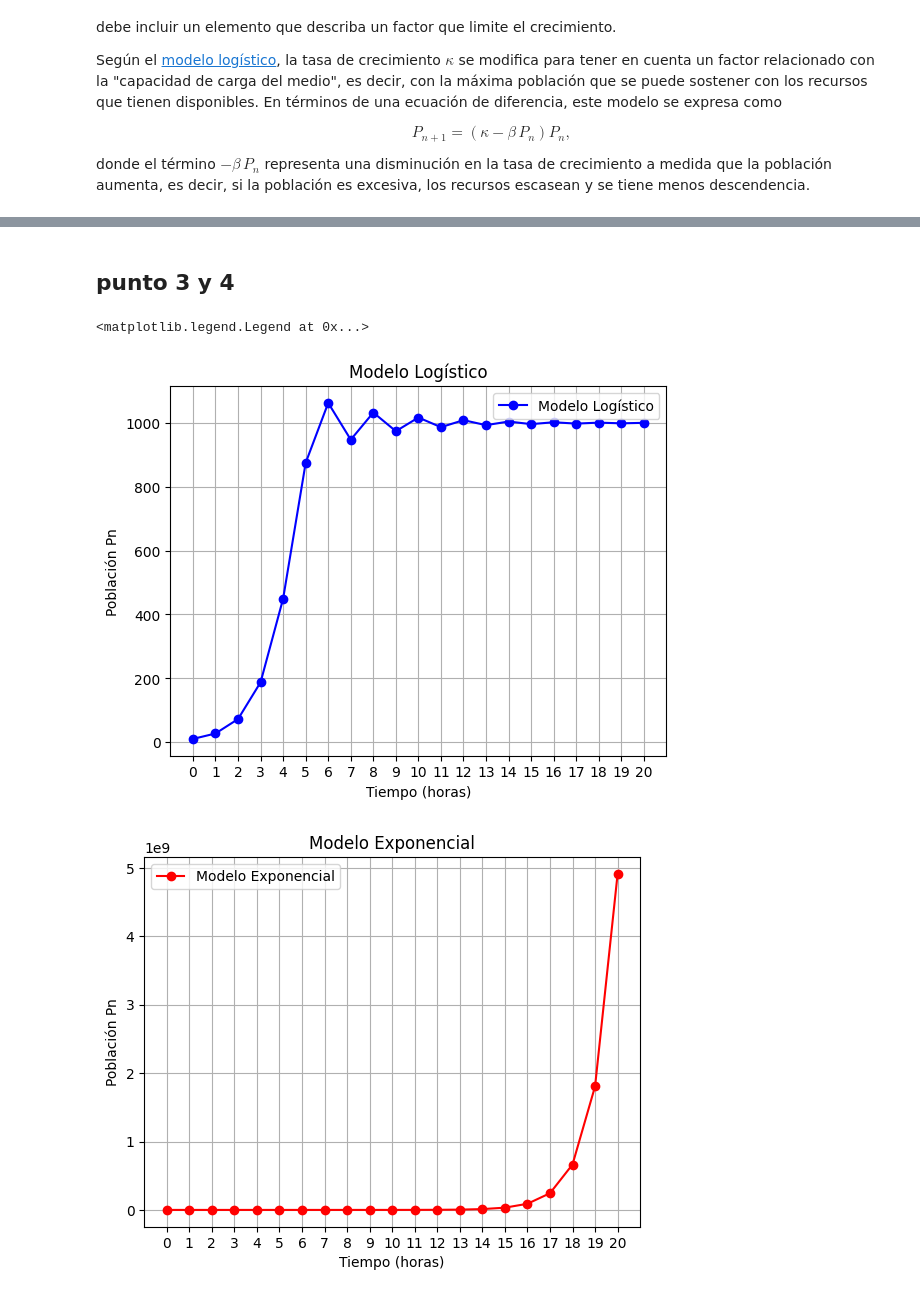
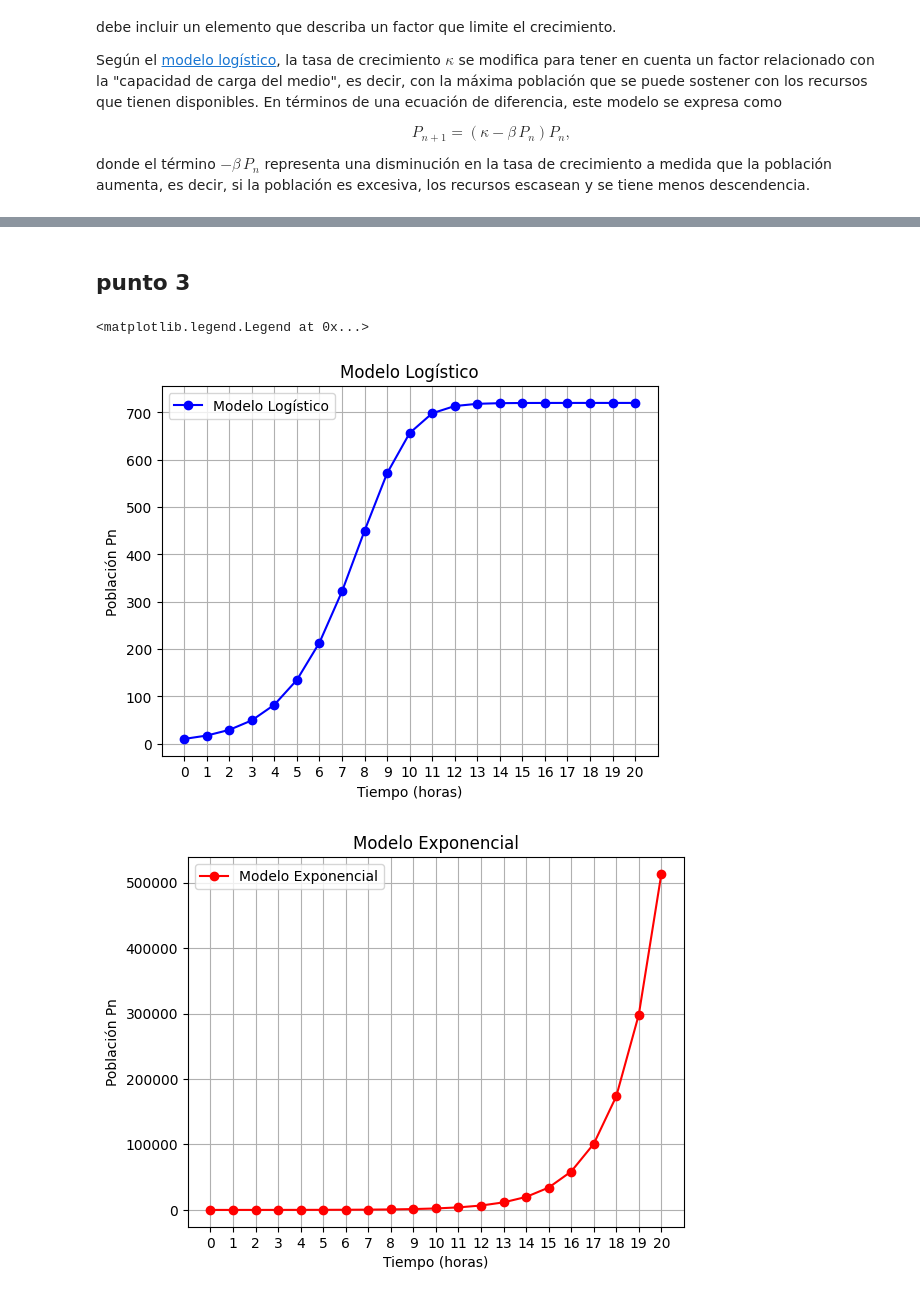
Before and after one commit to JsebastianUVPRQ/classical_trajectory, a Jupyter notebook: Intro_modeling_math/tll/taller7_imm.ipynb, the cells around one changed output, grey strips where cells are left out. Drawn from its saved outputs; the diff is of its cells as text; code cells hidden in the pictures.

```diff
--- a/Intro_modeling_math/tll/taller7_imm.ipynb
+++ b/Intro_modeling_math/tll/taller7_imm.ipynb
@@ -56,0 +48,29 @@ Capacidad de carga (población máxima): 418.60 individuos
+# %%
+def g(Pn):
+    kappa = 1.72
+    beta = 0.001
+    return kappa * Pn - beta * Pn**2
+
+# Método del punto fijo
+
+# Valores iniciales
+n = 0
+Pn = 10            # Aproximación inicial (puedes ajustar este valor)
+diferencia = 1     # |Pn+1 - Pn|
+tolerancia = 1e-9 # Máxima diferencia permitida
+print('-> Tolerancia tol =', tolerancia, '\n')
+
+# Evalúa la recurrencia Pn+1 = g(Pn)
+while diferencia > tolerancia:
+    print('n =', n, ' P_n = ', Pn, 'g(P_n) =', g(Pn))
+    # Siguiente valor de la recurrencia
+    Pn_plus_1 = g(Pn)
+    # Diferencia entre iteraciones
+    diferencia = np.abs(Pn_plus_1 - Pn)
+    # Actualiza el valor de Pn
+    Pn = Pn_plus_1
+    n += 1
+    print('diferencia =', diferencia)
+
+# Resultado: Punto fijo
+print(f'\nEl punto fijo es P* = {Pn:.2f}')
@@ -57,5 +95,5 @@ Capacidad de carga (población máxima): 418.60 individuos
 # %% [markdown]
-## punto 3 y 4
+## punto 3
 # %%
 import numpy as np
 import matplotlib.pyplot as plt
@@ -71,35 +109,35 @@ horas = 20
 P_logistico = [P0]
 n = 0
 while n < horas:
-    Pn = P_logistico[n] + kappa * P_logistico[n] * (1 - beta * P_logistico[n])
+    Pn = P_logistico[n] * (kappa - beta * P_logistico[n])
     P_logistico.append(Pn)
     n += 1
 
 # Modelo exponencial
 P_exponencial = [P0]
 for n in range(horas):
-    Pn = P_exponencial[n] + kappa * P_exponencial[n]
+    Pn = kappa * P_exponencial[n]
     P_exponencial.append(Pn)
 
 # Graficar la comparación de los dos modelos (Graficas separadas)
 plt.figure(1)
 plt.plot(range(horas+1), P_logistico, marker='o', linestyle='-', color='b', label="Modelo Logístico")
 plt.xticks(np.arange(0, horas+1, 1))
 plt.xlabel("Tiempo (horas)")
 plt.ylabel("Población Pn")
 plt.title("Modelo Logístico")
 plt.grid(True)
 plt.legend()
 
 plt.figure(2)
 plt.plot(range(horas+1), P_exponencial, marker='o', linestyle='-', color='r', label="Modelo Exponencial")
 plt.xticks(np.arange(0, horas+1, 1))
 plt.xlabel("Tiempo (horas)")
 plt.ylabel("Población Pn")
 plt.title("Modelo Exponencial")
 plt.grid(True)
 plt.legend()
 # %% [output]
 <matplotlib.legend.Legend at 0x...>
-[figure, old version]
+[figure, new version]
-[figure, old version]
+[figure, new version]
```
Also changed, not shown: parts of 10 cells of this notebook, 2 other files.
